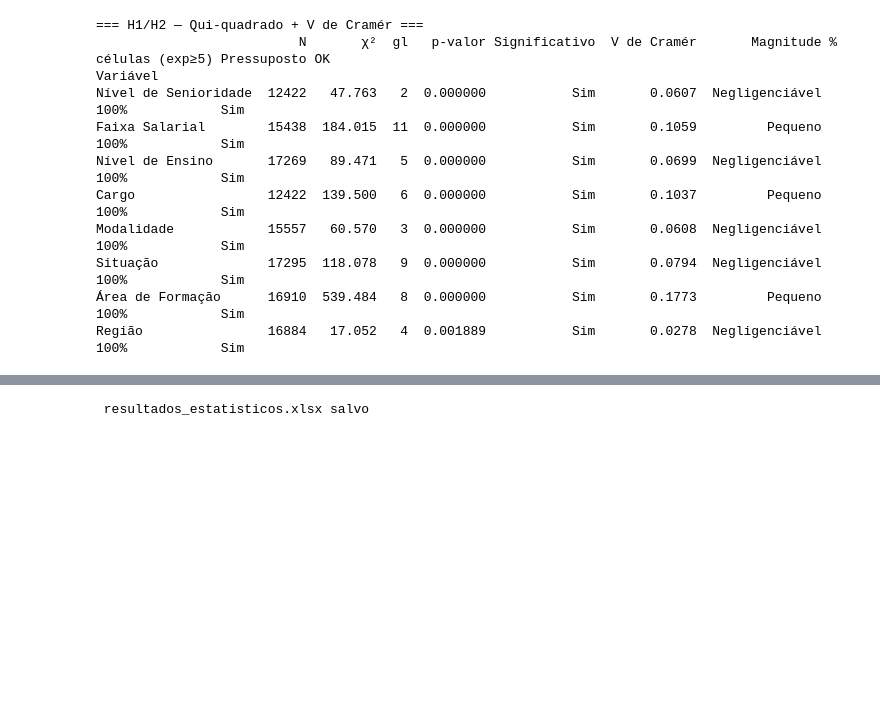
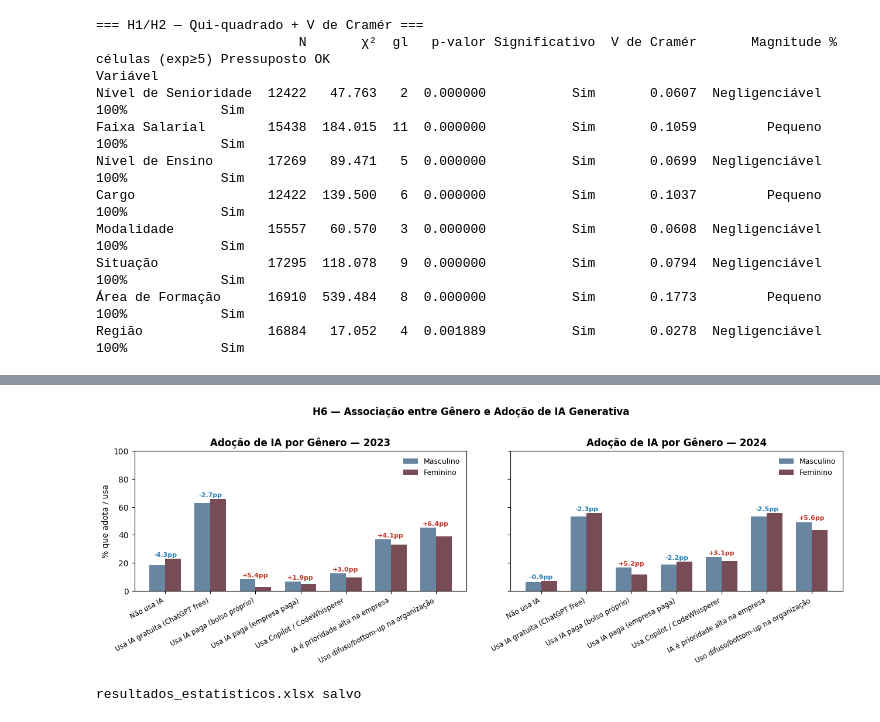
Before and after one commit to julliebelmonte/stateofdata, a Jupyter notebook: state_of_data_genero.ipynb, the cells around one changed output, grey strips where cells are left out. Cells and saved outputs as stored; diff of their text form; code cells hidden in the pictures; blank space fills up the shorter version.

```diff
--- a/state_of_data_genero.ipynb
+++ b/state_of_data_genero.ipynb
@@ -1190,0 +1419,88 @@ Região: Sul            3044            0.0722  1.0748  [0.989, 1.169]  0.090758
+# %%
+df_ia = df[df['ano_pesquisa'].isin(['2023', '2024'])].copy()
+
+def chi2_cramer_ia(df_sub, feat, ano_label):
+    sub = df_sub.dropna(subset=[feat, 'genero'])
+    if sub['genero'].nunique() < 2:
+        return None
+    ct = pd.crosstab(sub['genero'], sub[feat])
+    if ct.shape[1] < 2:
+        return None
+
+    chi2, p, _, _ = chi2_contingency(ct, correction=False)
+    n = ct.values.sum()
+    v = np.sqrt(chi2 / (n * (min(ct.shape) - 1)))
+
+    def _pct_ic(index_label):
+        if index_label not in ct.index:
+            return np.nan, (np.nan, np.nan)
+        row   = ct.loc[index_label]
+        n_usa = int(row.get(1, 0))
+        n_tot = int(row.sum())
+        return (n_usa / n_tot * 100 if n_tot > 0 else np.nan,
+                wilson_ic(n_usa, n_tot))
+
+    pct_m, ic_m = _pct_ic('Masculino')
+    pct_f, ic_f = _pct_ic('Feminino')
+
+    return {
+        'Ano':             ano_label,
+        'Feature':         IA_FEATURE_LABELS.get(feat, feat),
+        '% Masculino':     round(pct_m, 1),
+        'IC 95% Masc':     f'[{ic_m[0]:.3f}, {ic_m[1]:.3f}]',
+        '% Feminino':      round(pct_f, 1),
+        'IC 95% Fem':      f'[{ic_f[0]:.3f}, {ic_f[1]:.3f}]',
+        'Gap (M−F) pp':    round(pct_m - pct_f, 1),
+        'χ²':              round(chi2, 3),
+        'p-valor':         round(p, 6),
+        'V de Cramér':     round(v, 4),
+        'Sig.':            ('***' if p < 0.001 else '**' if p < 0.01
+                            else '*' if p < 0.05 else 'n.s.'),
+    }
+
+
+rows_h6 = []
+for ano in ['2023', '2024']:
+    sub_ano = df_ia[df_ia['ano_pesquisa'] == ano]
+    for feat in IA_FEATURES_MODELO_B:
+        r = chi2_cramer_ia(sub_ano, feat, ano)
+        if r:
+            rows_h6.append(r)
+
+for feat in IA_FEATURES_MODELO_B:
+    r = chi2_cramer_ia(df_ia, feat, '2023–2024')
+    if r:
+        rows_h6.append(r)
+
+df_h6 = pd.DataFrame(rows_h6)
+
+for ano in ['2023', '2024', '2023–2024']:
+    print(f'\n── H6 — {ano} ──')
+    print(df_h6[df_h6['Ano'] == ano].to_string(index=False))
+
+# Gráfico H6
+fig, axes = plt.subplots(1, 2, figsize=(13, 4.5), sharey=True)
+for ax, ano in zip(axes, ['2023', '2024']):
+    sub = df_h6[df_h6['Ano'] == ano].set_index('Feature')
+    x   = np.arange(len(sub))
+    w   = 0.35
+    ax.bar(x - w/2, sub['% Masculino'], w, color='#517493', alpha=0.87, label='Masculino')
+    ax.bar(x + w/2, sub['% Feminino'],  w, color='#64313E', alpha=0.87, label='Feminino')
+    for xi, (vm, vf) in enumerate(zip(sub['% Masculino'], sub['% Feminino'])):
+        gap = vm - vf
+        cor = '#C0392B' if gap > 0 else '#2980B9'
+        ax.text(xi, max(vm, vf) + 1.5, f'{gap:+.1f}pp',
+                ha='center', fontsize=8, color=cor, fontweight='bold')
+    ax.set_xticks(x)
+    ax.set_xticklabels(sub.index, rotation=28, ha='right', fontsize=8.5)
+    ax.set_ylabel('% que adota / usa' if ano == '2023' else '')
+    ax.set_ylim(0, 100)
+    ax.set_title(f'Adoção de IA por Gênero — {ano}', fontweight='bold')
+    ax.legend(frameon=False, fontsize=9)
+
+plt.suptitle('H6 — Associação entre Gênero e Adoção de IA Generativa',
+             fontsize=12, fontweight='bold', y=1.01)
+plt.tight_layout()
+plt.savefig('figures/3_6_h6_ia_genero.png', dpi=150, bbox_inches='tight')
+plt.show()
+# %% [output]
@@ -1191 +1524,2 @@ Região: Sul            3044            0.0722  1.0748  [0.989, 1.169]  0.090758
+[figure, added]
 # %%
```
Also changed, not shown: parts of 51 cells of this notebook, 14 other files.
